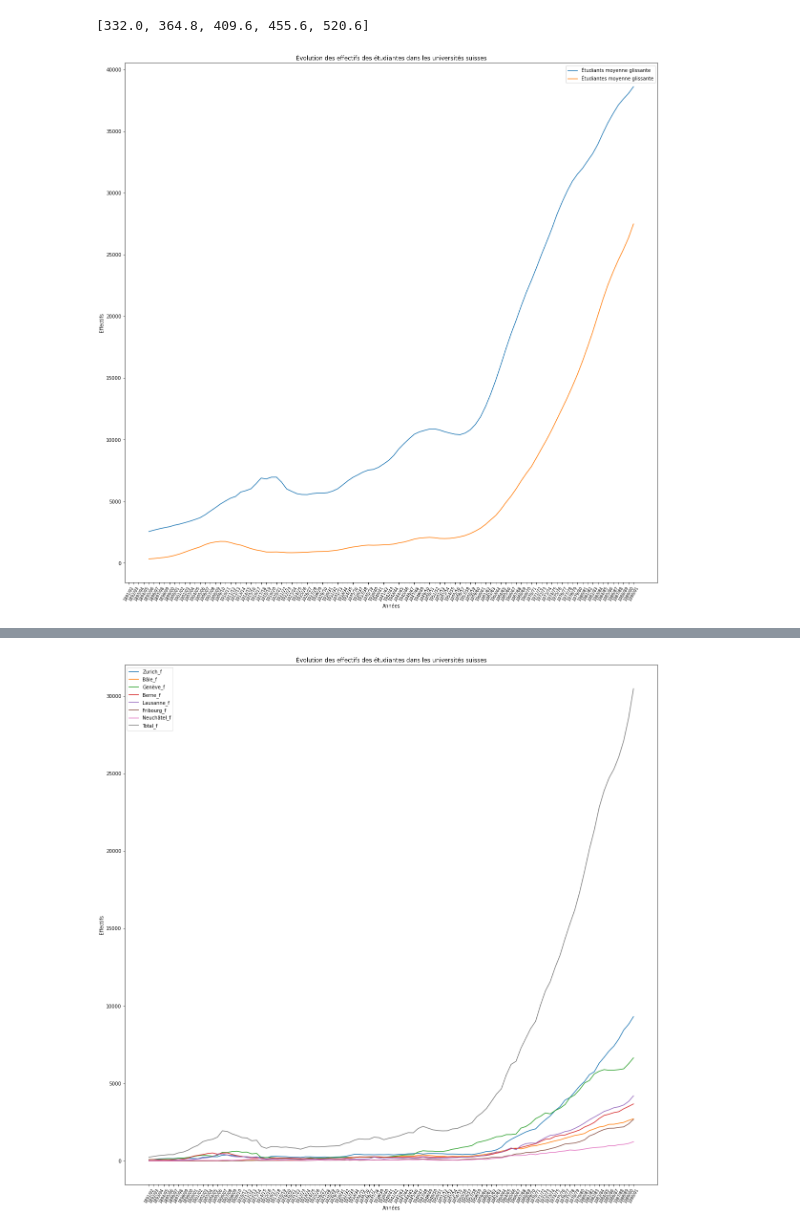
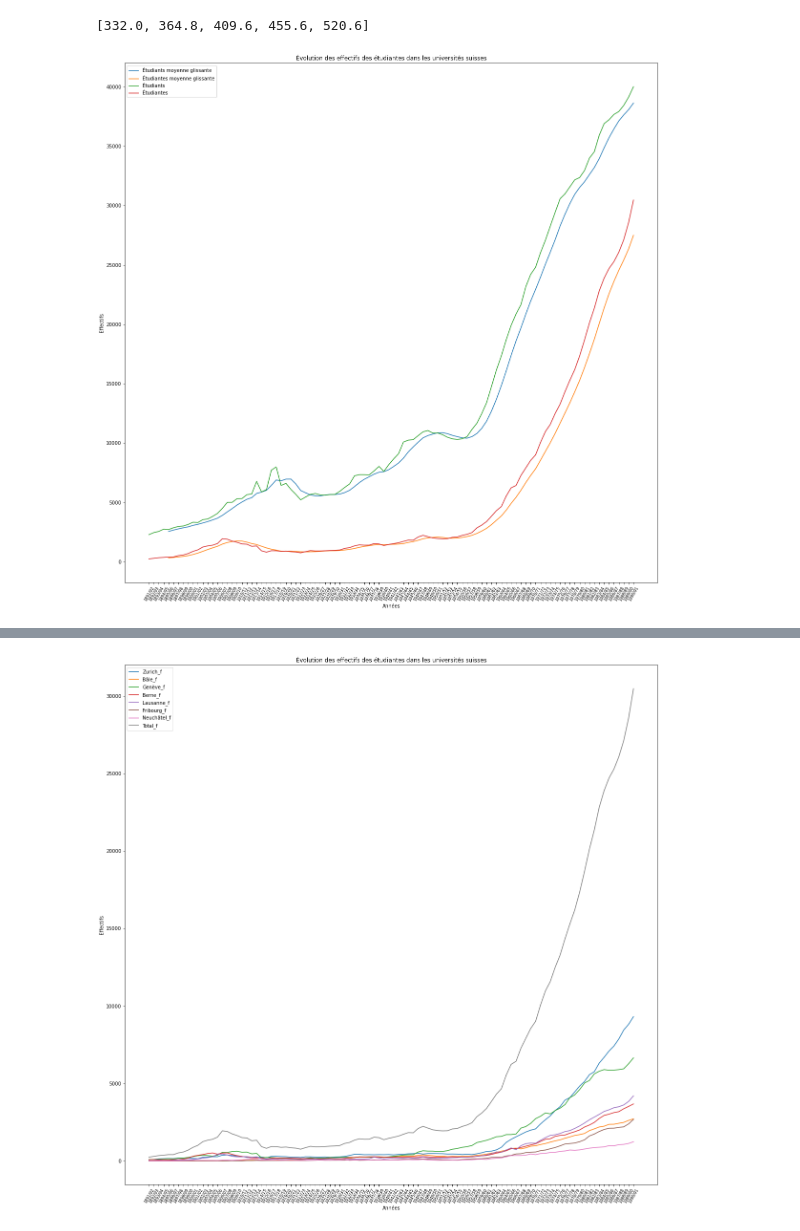
Before and after one commit to Vilgefor/histoire_numerique_methodes, a Jupyter notebook: visualisation_exploration/etudiantes_universites_suisses_annees.ipynb, the cells around one changed output, grey strips where cells are left out. Drawn from its saved outputs; the diff is of its cells as text; code cells hidden in the pictures.

```diff
--- a/visualisation_exploration/etudiantes_universites_suisses_annees.ipynb
+++ b/visualisation_exploration/etudiantes_universites_suisses_annees.ipynb
@@ -39,6 +33,6 @@ len(my_list)
 # %%
-### Ecrire un nouveau fichier avec les nouveaux
-file_1 = '../manipuler_les_fichiers/donnees/etudiantes_universites_suisses_v1.csv'
+### Lire le fichier créé précédemment contenant l'effectif des étudiants hommes
+file_1 = '../manipuler_les_fichiers/donnees/etudiantes_universites_suisses_v2.csv'
 # %%
 # créer une liste vide
 result_file = []
@@ -96,8 +61,0 @@ file_2 = '../manipuler_les_fichiers/donnees/etudiantes_universites_suisses_v2.cs
-# %%
-# créer une liste vide
-result_file = []
-
-with open(file_2, 'r') as data:
-      a = csv.DictReader(data, delimiter='\t')
-      d = list(a)
-len(d), d[0]
@@ -122,6 +69,6 @@ len(d), d[0]
 # %%
-ordonnees = []
+abscisses = []
 for l in d:
-    ordonnees.append(l['Année'])
-len(ordonnees)
+    abscisses.append(l['Année'])
+len(abscisses), abscisses[:3]
 # %% [output]
@@ -129,7 +76,9 @@ len(ordonnees)
 # %%
-abscisses=[]
-abscisses = ['étudiants'] * len(ordonnees) + ['étudiantes'] * len(ordonnees)
-len(abscisses), abscisses[:4]
+### on créé une série de valeurs catégorielles correspondant aux années
+#  100 hommes = 100 femmes
+ordonnees=[]
+ordonnees = ['étudiants'] * len(abscisses) + ['étudiantes'] * len(abscisses)
+len(ordonnees), ordonnees[:4]
 # %% [output]
 (200, ['étudiants', 'étudiants', 'étudiants', 'étudiants'])
 # %%
@@ -225,15 +187,17 @@ eff_etudiantes_mva[:5]
 nn = [None]*4
 # %%
 fig = plt.figure(figsize=(20,20))
-plt.plot(ordonnees, nn + eff_etudiants_mva, label = "Étudiants moyenne glissante")
-plt.plot(ordonnees, nn + eff_etudiantes_mva, label = "Étudiantes moyenne glissante")
-#plt.plot(ordonnees, eff_etudiants, label = "Étudiants")
-#plt.plot(ordonnees, eff_etudiantes, label = "Étudiantes")
+plt.plot(abscisses, nn + eff_etudiants_mva, label = "Étudiants moyenne glissante")
+plt.plot(abscisses, nn + eff_etudiantes_mva, label = "Étudiantes moyenne glissante")
+### Comparer avec l'évolution des effectifs
+#  On notera que le lustre paraît plus apte à représenter cette évolution
+plt.plot(abscisses, eff_etudiants, label = "Étudiants")
+plt.plot(abscisses, eff_etudiantes, label = "Étudiantes")
 plt.xticks(rotation=60, size= 8)
 plt.xlabel('Années')
 plt.ylabel('Effectifs')
 plt.title('Évolution des effectifs des étudiantes dans les universités suisses')
 plt.legend()
 plt.show()
 # %% [output]
-[figure, old version]
+[figure, new version]
```
Also changed, not shown: parts of 36 cells of this notebook, 6 other files.
